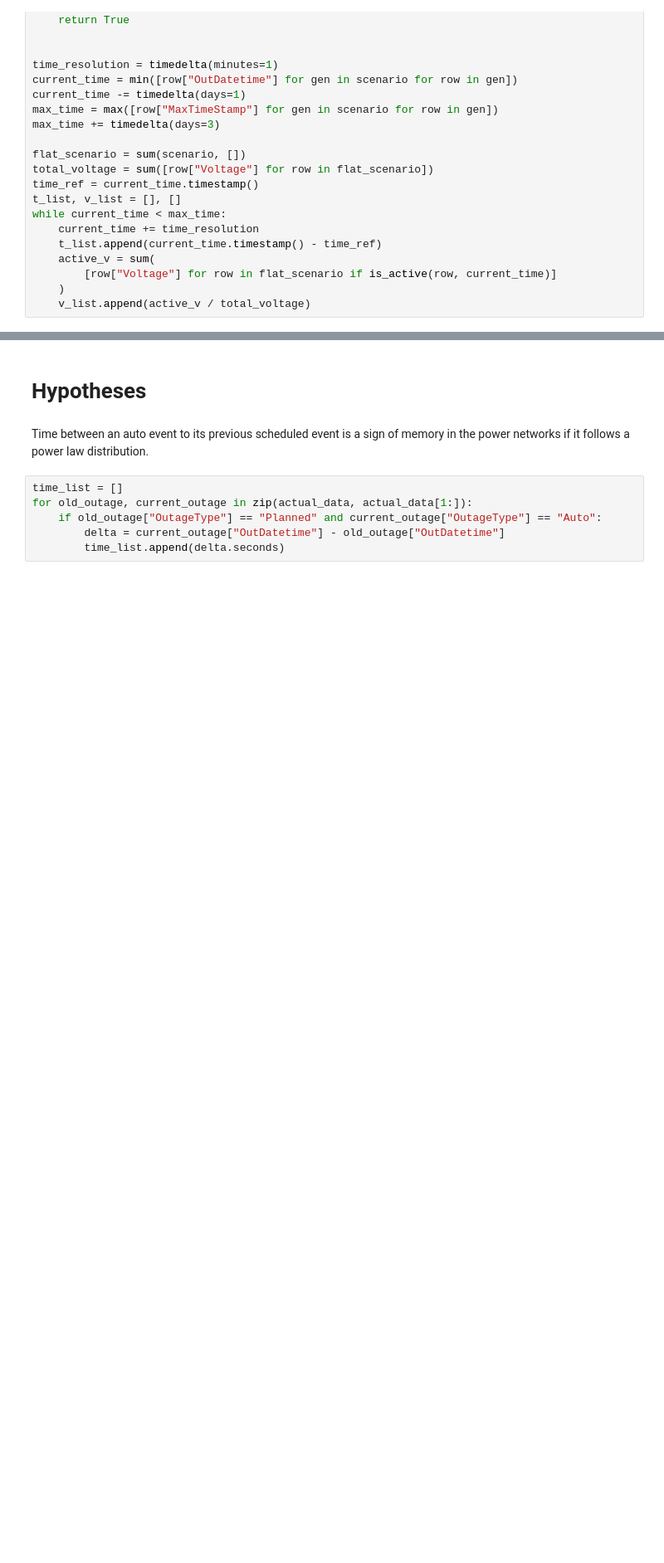
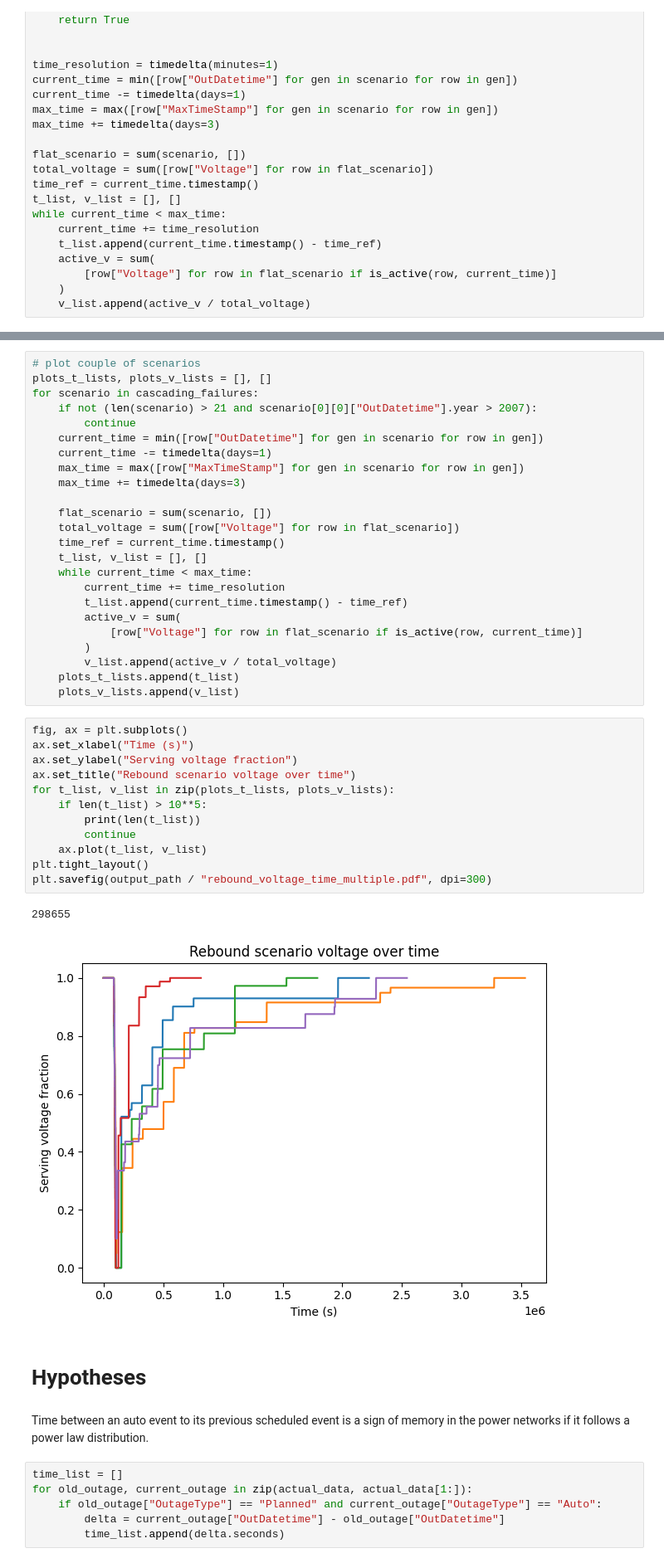
Before and after one commit to mohamad-hasan-sohan-ajini/predictive-maintenance, a Jupyter notebook: src/our_data_eda.ipynb, the cells around one changed output, grey strips where cells are left out. Shown at 83% size. Drawn from its saved outputs; the diff is of its cells as text; blank space fills up the shorter version.

```diff
--- a/src/our_data_eda.ipynb
+++ b/src/our_data_eda.ipynb
@@ -336,3 +357,42 @@ plt.savefig(output_path / "rebound_voltage_time.pdf", dpi=300)
+# %%
+# plot couple of scenarios
+plots_t_lists, plots_v_lists = [], []
+for scenario in cascading_failures:
+    if not (len(scenario) > 21 and scenario[0][0]["OutDatetime"].year > 2007):
+        continue
+    current_time = min([row["OutDatetime"] for gen in scenario for row in gen])
+    current_time -= timedelta(days=1)
+    max_time = max([row["MaxTimeStamp"] for gen in scenario for row in gen])
+    max_time += timedelta(days=3)
+
+    flat_scenario = sum(scenario, [])
+    total_voltage = sum([row["Voltage"] for row in flat_scenario])
+    time_ref = current_time.timestamp()
+    t_list, v_list = [], []
+    while current_time < max_time:
+        current_time += time_resolution
+        t_list.append(current_time.timestamp() - time_ref)
+        active_v = sum(
+            [row["Voltage"] for row in flat_scenario if is_active(row, current_time)]
+        )
+        v_list.append(active_v / total_voltage)
+    plots_t_lists.append(t_list)
+    plots_v_lists.append(v_list)
+# %%
+fig, ax = plt.subplots()
+ax.set_xlabel("Time (s)")
+ax.set_ylabel("Serving voltage fraction")
+ax.set_title("Rebound scenario voltage over time")
+for t_list, v_list in zip(plots_t_lists, plots_v_lists):
+    if len(t_list) > 10**5:
+        print(len(t_list))
+        continue
+    ax.plot(t_list, v_list)
+plt.tight_layout()
+plt.savefig(output_path / "rebound_voltage_time_multiple.pdf", dpi=300)
+# %% [output]
+298655
+[figure, added]
 # %% [markdown]
 # Hypotheses
 # %% [markdown]
```
Also changed, not shown: parts of 4 cells of this notebook.
